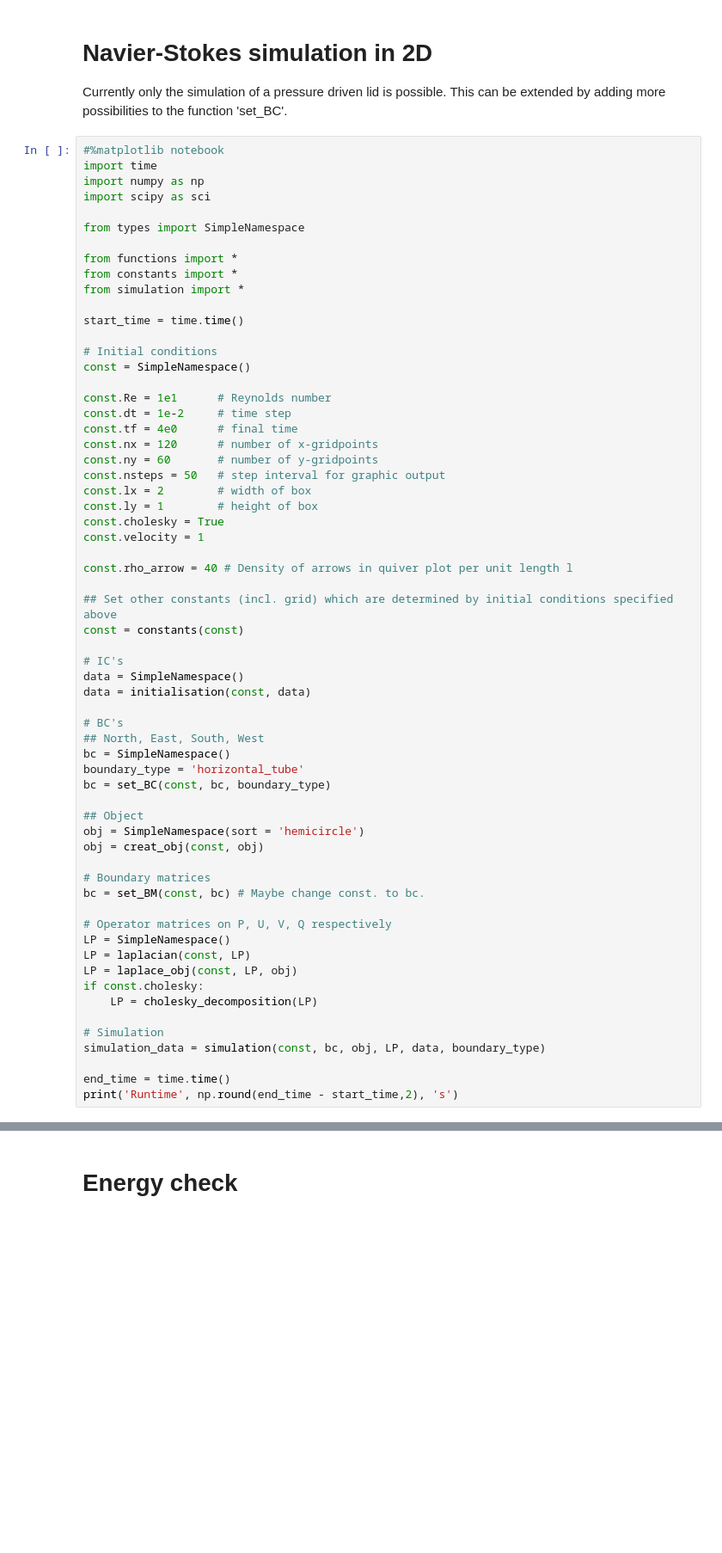
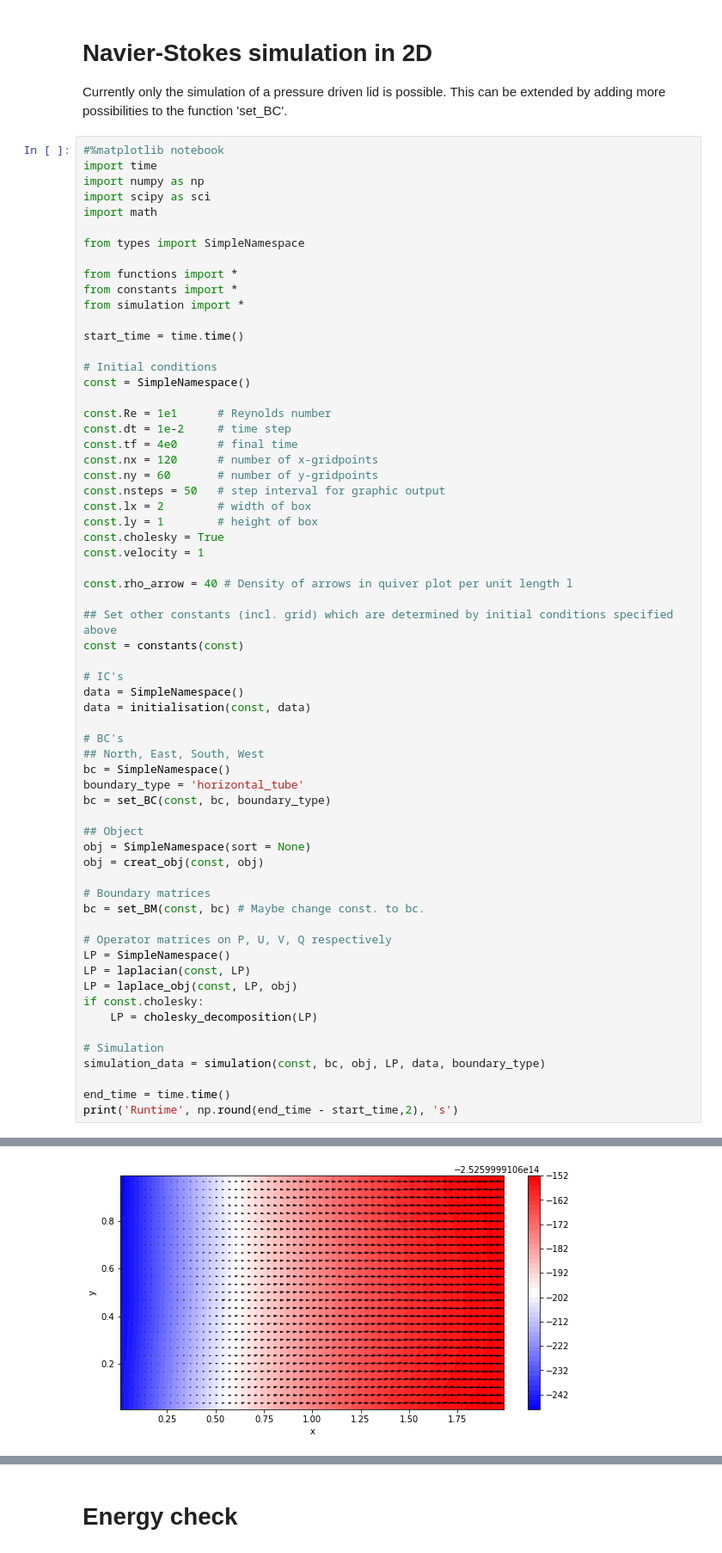
Before and after one commit to VHeusinkveld/2D_Incompressible_NV_Solver-CP4, a Jupyter notebook: Execute_simulation.ipynb, the cells around one changed output, grey strips where cells are left out. Shown: that part at 86% size. Drawn from its saved outputs; the diff is of its cells as text; blank space fills up the shorter version.

```diff
--- a/Execute_simulation.ipynb
+++ b/Execute_simulation.ipynb
@@ -11,6 +11,7 @@ Currently only the simulation of a pressure driven lid is possible. This can be
 import time
 import numpy as np
 import scipy as sci
+import math
 
 from types import SimpleNamespace
 
@@ -50,7 +51,7 @@ boundary_type = 'horizontal_tube'
 bc = set_BC(const, bc, boundary_type)
 
 ## Object
-obj = SimpleNamespace(sort = 'hemicircle')
+obj = SimpleNamespace(sort = None)
 obj = creat_obj(const, obj)
 
 # Boundary matrices
@@ -72 +74,2 @@ print('Runtime', np.round(end_time - start_time,2), 's')
 Iteration number: 1
+[figure, added]
```
Also changed, not shown: parts of 3 cells of this notebook, 3 other files.
